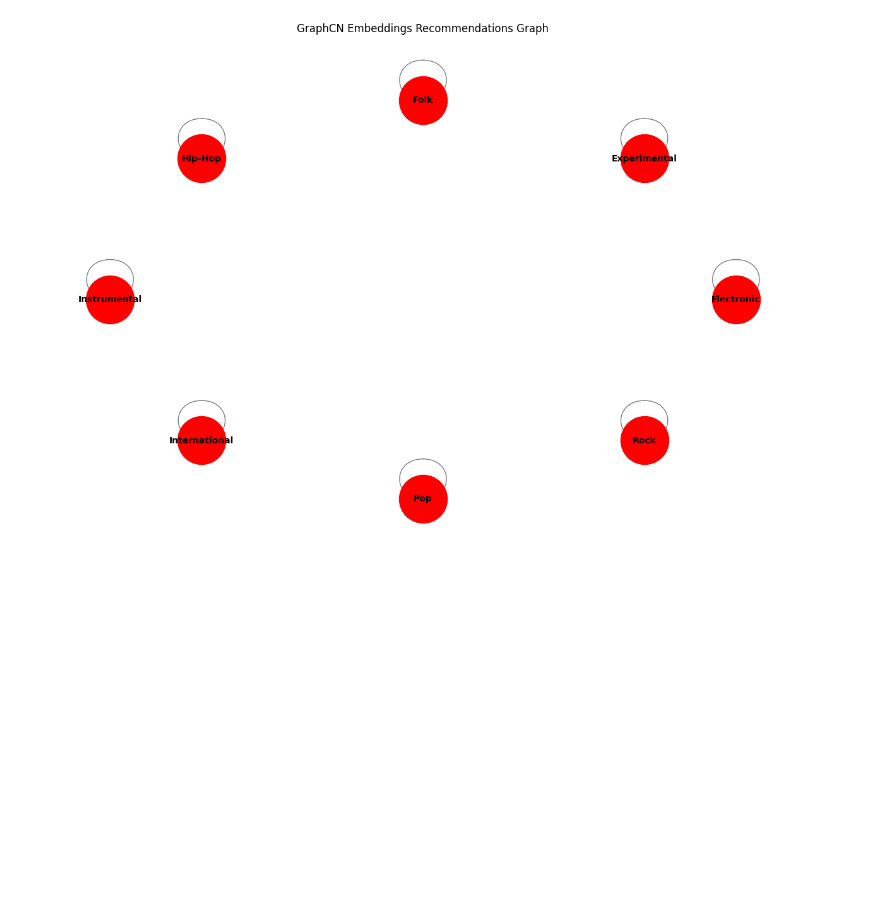
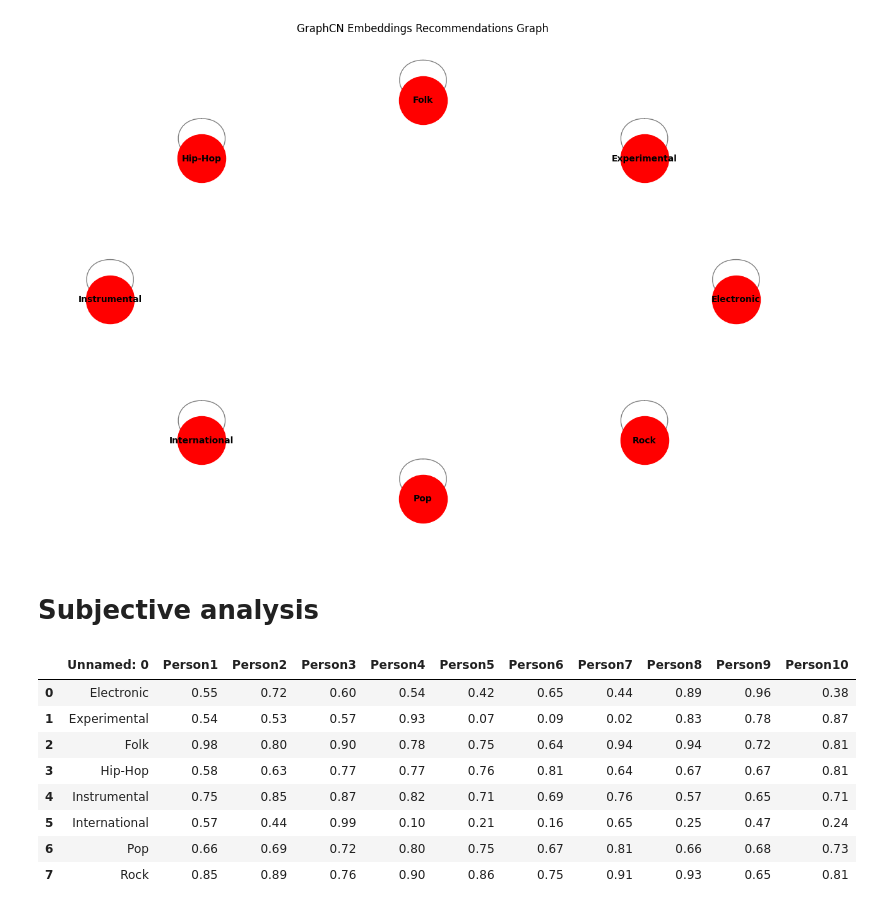
Before and after one commit to ozogxyz/CASM_Project, a Jupyter notebook: fma_small_dataset/casm_project_2.ipynb, the cells around one changed output. Cells and saved outputs as stored; diff of their text form; code cells hidden in the pictures; blank space fills up the shorter version.

Commit message:
subjective analysis added

```diff
--- a/fma_small_dataset/casm_project_2.ipynb
+++ b/fma_small_dataset/casm_project_2.ipynb
@@ -1030,3 +1061,19 @@ def calculate_jaccard_distance(embeddings, random_id):
     union = np.sum(np.maximum(embeddings, reference_embedding), axis=1)
     jaccard_distance = np.abs(1 - intersection / union)
     return jaccard_distance
+# %% [markdown]
+# Subjective analysis
+# %%
+# import a .csv as a DataFrame
+df = pd.read_csv('table.csv')
+df
+# %% [output]
+|  | Unnamed: 0 | Person1 | Person2 | Person3 | Person4 | Person5 | Person6 | Person7 | Person8 | Person9 | Person10 |
+| 0 | Electronic | 0.55 | 0.72 | 0.60 | 0.54 | 0.42 | 0.65 | 0.44 | 0.89 | 0.96 | 0.38 |
+| 1 | Experimental | 0.54 | 0.53 | 0.57 | 0.93 | 0.07 | 0.09 | 0.02 | 0.83 | 0.78 | 0.87 |
+| 2 | Folk | 0.98 | 0.80 | 0.90 | 0.78 | 0.75 | 0.64 | 0.94 | 0.94 | 0.72 | 0.81 |
+| 3 | Hip-Hop | 0.58 | 0.63 | 0.77 | 0.77 | 0.76 | 0.81 | 0.64 | 0.67 | 0.67 | 0.81 |
+| 4 | Instrumental | 0.75 | 0.85 | 0.87 | 0.82 | 0.71 | 0.69 | 0.76 | 0.57 | 0.65 | 0.71 |
+| 5 | International | 0.57 | 0.44 | 0.99 | 0.10 | 0.21 | 0.16 | 0.65 | 0.25 | 0.47 | 0.24 |
+| 6 | Pop | 0.66 | 0.69 | 0.72 | 0.80 | 0.75 | 0.67 | 0.81 | 0.66 | 0.68 | 0.73 |
+| 7 | Rock | 0.85 | 0.89 | 0.76 | 0.90 | 0.86 | 0.75 | 0.91 | 0.93 | 0.65 | 0.81 |
```
Also changed, not shown: parts of 3 cells of this notebook.
